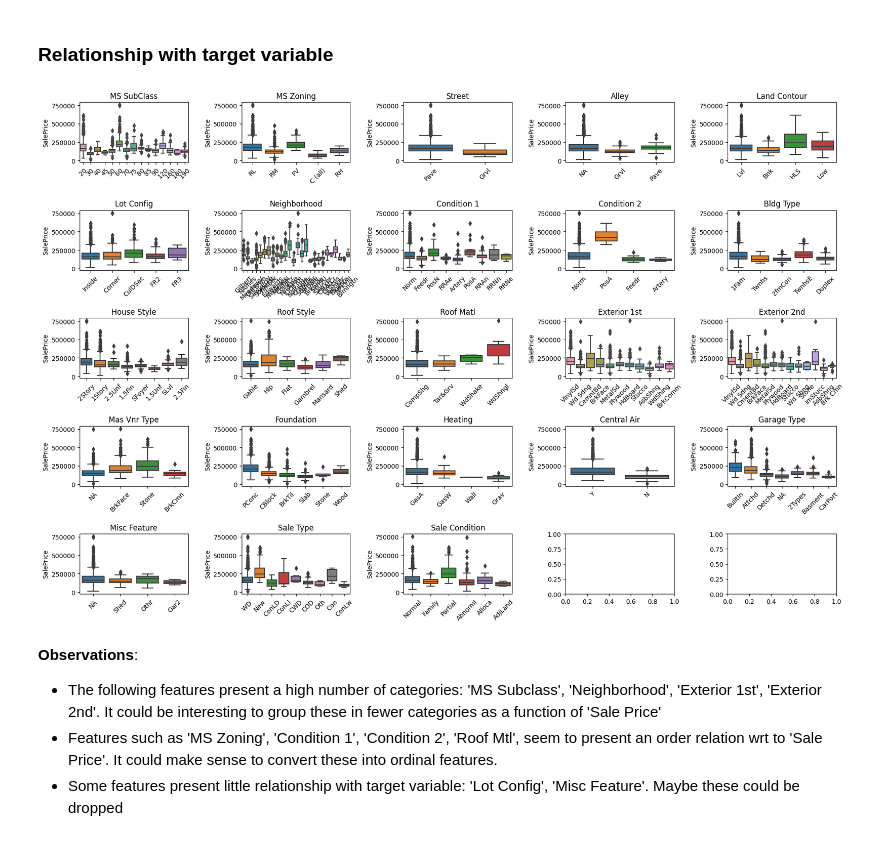
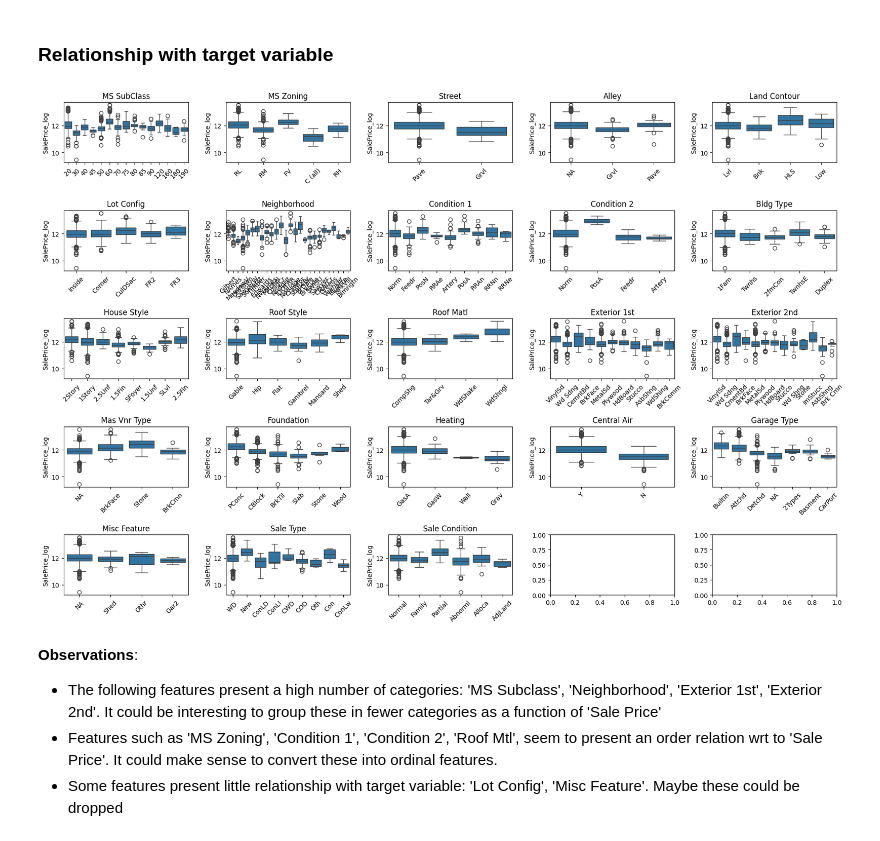
Before and after one commit to miguelfaf10/epfl_extension_school, a Jupyter notebook: 3_machine-learning-I_project/house-prices/house-prices-solution.ipynb, the cells around one changed output. Drawn from its saved outputs; the diff is of its cells as text; code cells hidden in the pictures.

```diff
--- a/3_machine-learning-I_project/house-prices/house-prices-solution.ipynb
+++ b/3_machine-learning-I_project/house-prices/house-prices-solution.ipynb
@@ -139,6 +139,8 @@ __Observation__:
 __Solution__:
 - By applying a log transformation (shown in right-hand side plot), the new distribution more closely resembles a normal distributione
 - We'll use the log transformed target variable for our model fitting
+# %%
+df['SalePrice_log'] = saleprice_log
 # %% [markdown]
 ## Nominal Features
 # %%
@@ -273,22 +275,22 @@ Percentage of dropped entries: 1.36%
 # %%
 n_cols = 5
 n_rows = 5
 
 fig, axs = plt.subplots(n_rows, n_cols, figsize=(18, 12))
 
 for i, col in enumerate(nominal_features):
     r, c = np.divmod(i, n_cols)
-    sns.boxplot(x=col, y='SalePrice', data=df, ax=axs[r, c])
+    sns.boxplot(x=col, y='SalePrice_log', data=df, ax=axs[r, c])
     #axs[r, c].set_yscale('log')
     axs[r, c].set_title(col, y=1.0)
     axs[r, c].set_xlabel('')
     for label in axs[r, c].get_xticklabels():
         label.set_rotation(45)  # Rotate x-axis labels
 
 plt.tight_layout()
 plt.show()
 # %% [output]
-[figure, old version]
+[figure, new version]
 # %% [markdown]
 __Observations__:
 - The following features present a high number of categories: 'MS Subclass', 'Neighborhood', 'Exterior 1st', 'Exterior 2nd'. It could be interesting to group these in fewer categories as a function of 'Sale Price'
```
Also changed, not shown: parts of 10 cells of this notebook.
